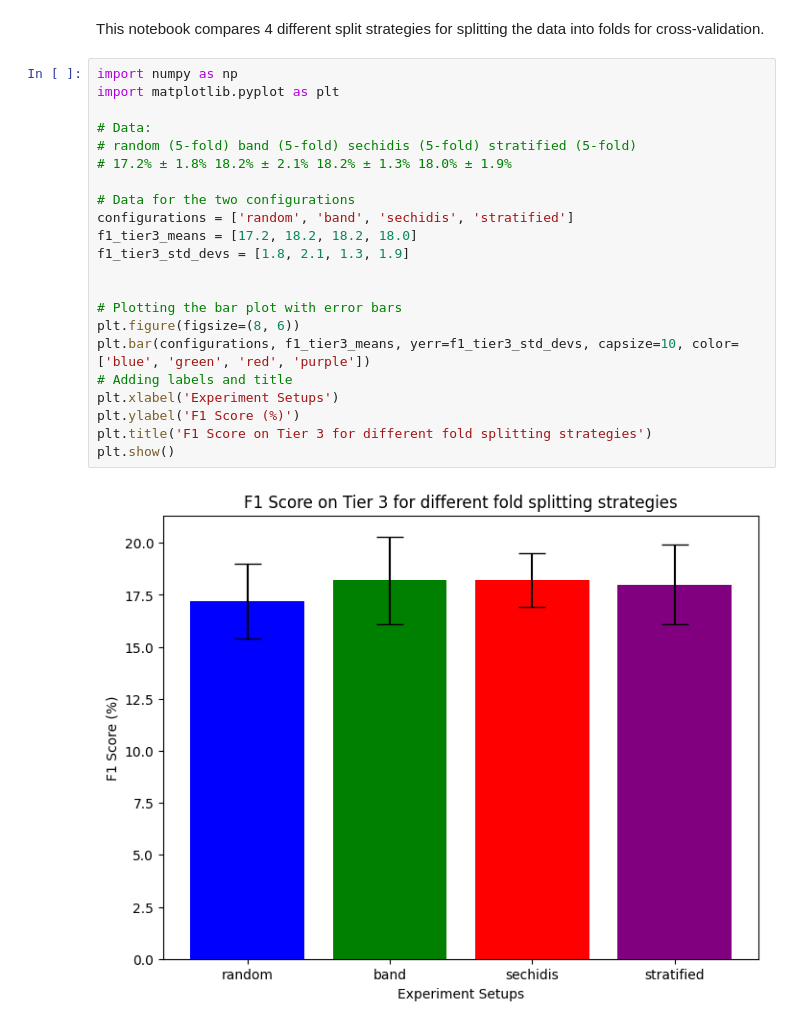
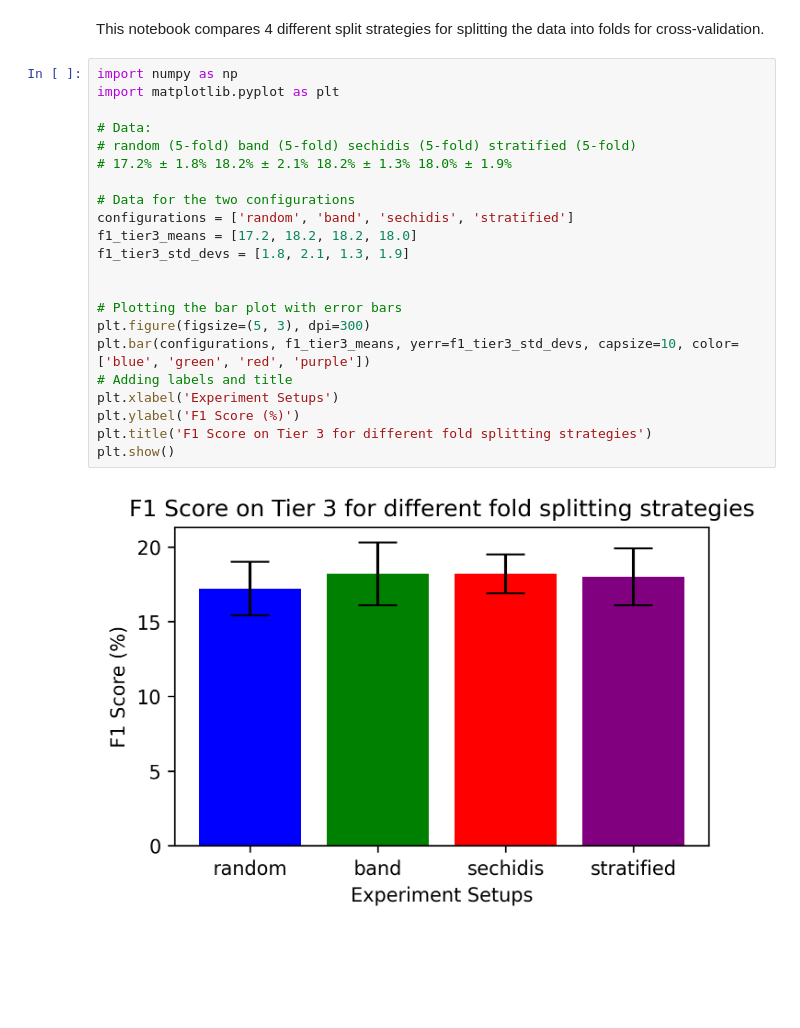
Before and after one commit to Satellite-Based-Crop-Classification/messis, a Jupyter notebook: notebooks/compare_split_strategy.ipynb, the cells around one changed output. Drawn from its saved outputs; the diff is of its cells as text; blank space fills up the shorter version.

```diff
--- a/notebooks/compare_split_strategy.ipynb
+++ b/notebooks/compare_split_strategy.ipynb
@@ -3,24 +3,24 @@ This notebook compares 4 different split strategies for splitting the data into
 # %%
 import numpy as np
 import matplotlib.pyplot as plt
 
 # Data:
 # random (5-fold) band (5-fold) sechidis (5-fold) stratified (5-fold)
 # 17.2% ± 1.8% 18.2% ± 2.1% 18.2% ± 1.3% 18.0% ± 1.9%
 
 # Data for the two configurations
 configurations = ['random', 'band', 'sechidis', 'stratified']
 f1_tier3_means = [17.2, 18.2, 18.2, 18.0]
 f1_tier3_std_devs = [1.8, 2.1, 1.3, 1.9]
 
 
 # Plotting the bar plot with error bars
-plt.figure(figsize=(8, 6))
+plt.figure(figsize=(5, 3), dpi=300)
 plt.bar(configurations, f1_tier3_means, yerr=f1_tier3_std_devs, capsize=10, color=['blue', 'green', 'red', 'purple'])
 # Adding labels and title
 plt.xlabel('Experiment Setups')
 plt.ylabel('F1 Score (%)')
 plt.title('F1 Score on Tier 3 for different fold splitting strategies')
 plt.show()
 # %% [output]
-[figure, old version]
+[figure, new version]
```
Also changed, not shown: 1 other file.
